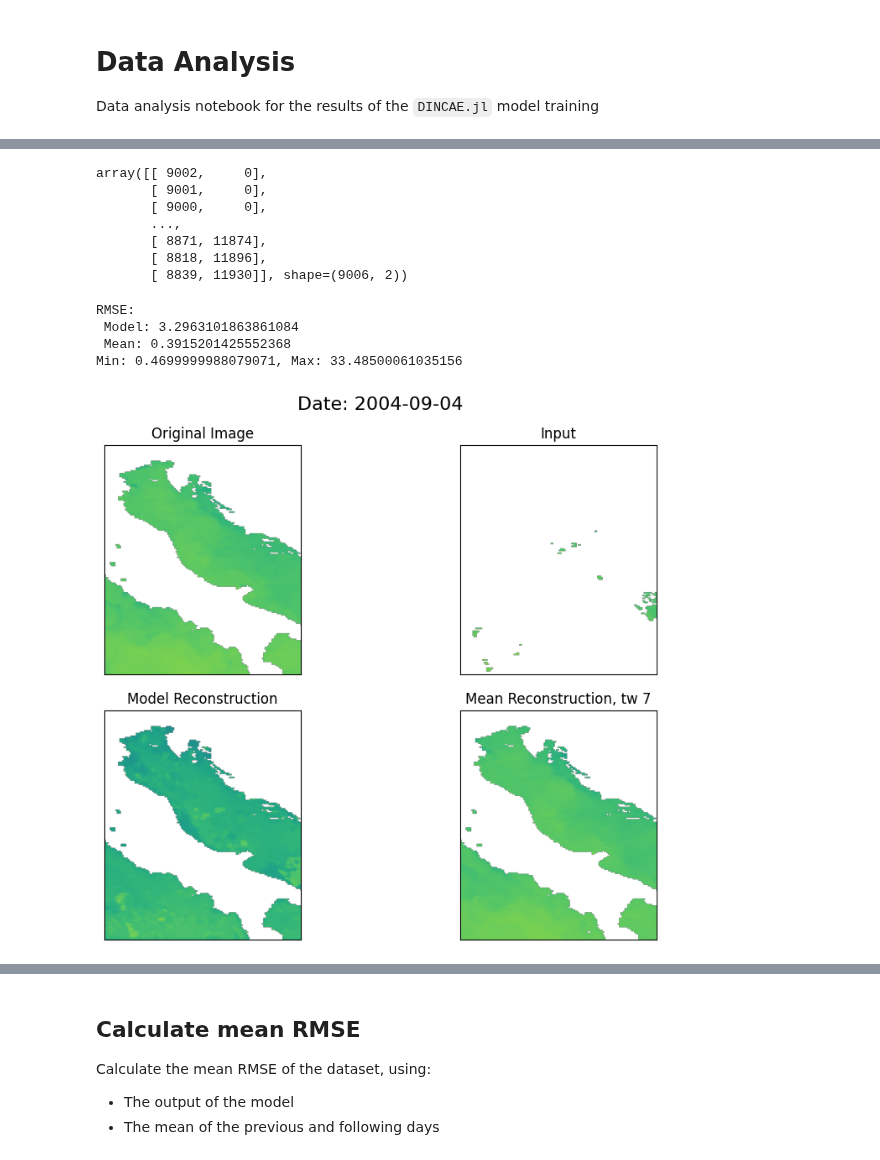
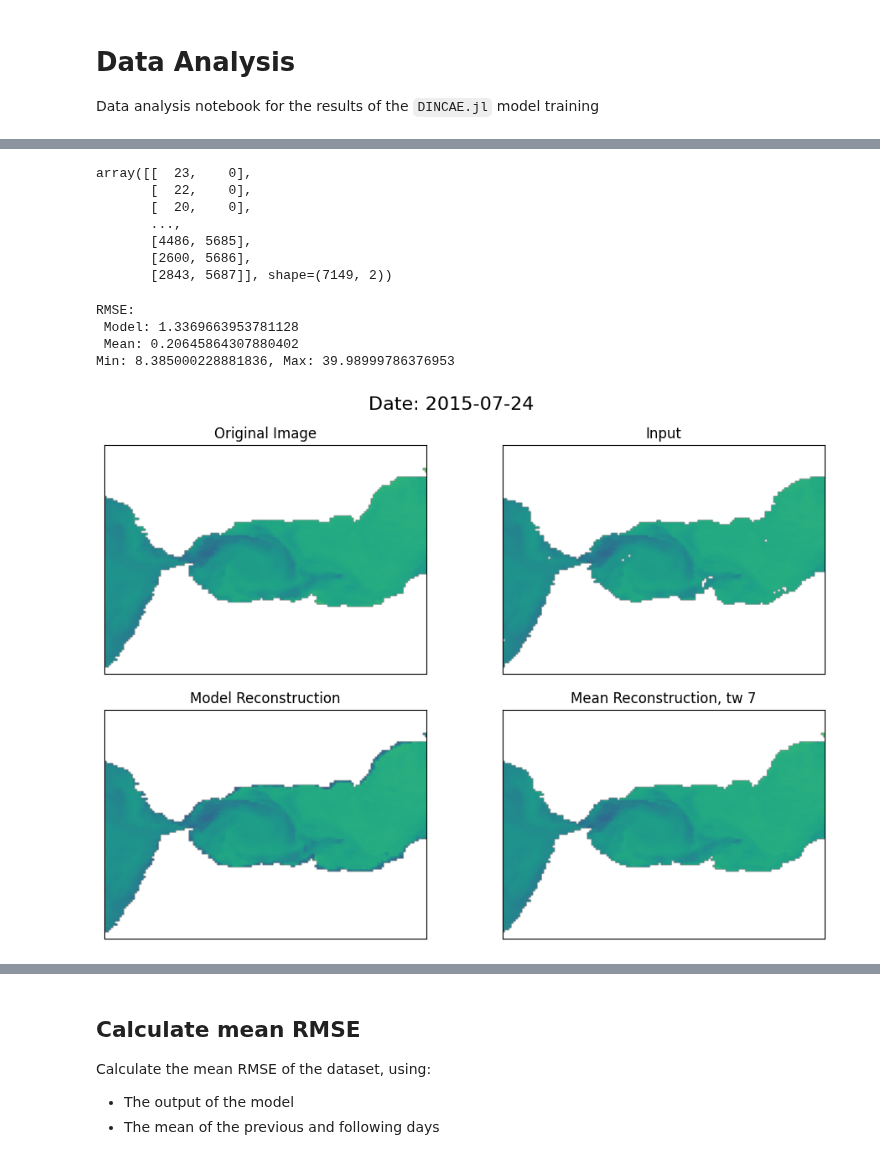
Before and after one commit to LisaDaVinchie/DINCAE.jl, a Jupyter notebook: data_analysis.ipynb, the cells around one changed output, grey strips where cells are left out. Saved outputs shown, nothing was run; the diff lists cells and outputs as text; code cells hidden in the pictures.

```diff
--- a/data_analysis.ipynb
+++ b/data_analysis.ipynb
@@ -7,7 +7,7 @@ import xarray
 import numpy as np
 import matplotlib.pyplot as plt
 # %%
-i = 6# Index of the trial to analyze
+i = 10   # Index of the trial to analyze
 base_folder = f"./results/trial_{i}/"
 
 result = xarray.open_dataset(f"{base_folder}/data-avg.nc") # Model output
@@ -89,19 +98,19 @@ plt.colorbar()
 # %%
 added_clouds
 # %% [output]
-array([[ 9002,     0],
-       [ 9001,     0],
-       [ 9000,     0],
+array([[  23,    0],
+       [  22,    0],
+       [  20,    0],
        ...,
-       [ 8871, 11874],
-       [ 8818, 11896],
-       [ 8839, 11930]], shape=(9006, 2))
+       [4486, 5685],
+       [2600, 5686],
+       [2843, 5687]], shape=(7149, 2))
 # %%
 time_window = 7 # Specify the time window for reconstruction
 n_days = time_window // 2 # Get the number of days before and after the current day
 
 i = np.random.choice(added_clouds[-100:, 0])  # Randomly select a day with added clouds
-# i = added_clouds[-2, 0]
+i = 5177
 reconstruction_days = [x for x in range(i - n_days, i + n_days + 1) if x != i]
 
 date = cleanup.time[i].values.astype('datetime64[D]')
@@ -128,37 +137,37 @@ print(f"RMSE:\n Model: {RMSE_model}\n Mean: {RMSE_mean}")
 vmin = np.min([np.nanmin(reconstructed_img), np.nanmin(cleanup_clouds_sst), np.nanmin(reconstructed_mean_img)])
 vmax = np.max([np.nanmax(reconstructed_img), np.nanmax(cleanup_clouds_sst), np.nanmax(reconstructed_mean_img)])
 print(f"Min: {vmin}, Max: {vmax}")
 
 fig, axs = plt.subplots(2, 2, figsize = (10, 7), sharex=True, sharey=True)
 # fig.suptitle(f"RMSE Model: {RMSE_model:.2f}, RMSE Mean: {RMSE_mean:.2f}", fontsize=16)
 fig.suptitle(f"Date: {date}", fontsize=16)
 
 axs[0, 0].imshow(cleanup_sst[i], cmap='viridis', vmin=vmin, vmax=vmax)
 axs[0, 0].set_title('Original Image')
 
 axs[0, 1].imshow(cleanup_clouds_sst[i], cmap='viridis', vmin=vmin, vmax=vmax)
 axs[0, 1].set_title('Input')
 
 axs[1, 0].imshow(reconstructed_img, cmap='viridis', vmin=vmin, vmax=vmax)
 axs[1, 0].set_title('Model Reconstruction')
 
 axs[1, 1].imshow(reconstructed_mean_img, cmap='viridis', vmin=vmin, vmax=vmax)
 axs[1, 1].set_title(f'Mean Reconstruction, tw {time_window}')
 
 plt.tight_layout()
 for ax in axs.flat:
     ax.set_xticks([])
     ax.set_yticks([])
 # plt.colorbar(axs[0, 0].imshow(cleanup_sst[i], cmap='viridis', vmin=vmin, vmax=vmax),
 #              ax=axs,
 #              orientation='horizontal')
 plt.show()
 # %% [output]
 RMSE:
- Model: 3.2963101863861084
- Mean: 0.3915201425552368
-Min: 0.4699999988079071, Max: 33.48500061035156
+ Model: 1.3369663953781128
+ Mean: 0.20645864307880402
+Min: 8.385000228881836, Max: 39.98999786376953
-[figure, old version]
+[figure, new version]
 # %%
 plt.imshow(result_sst[i])
 plt.colorbar()
```
Also changed, not shown: parts of 13 cells of this notebook.
